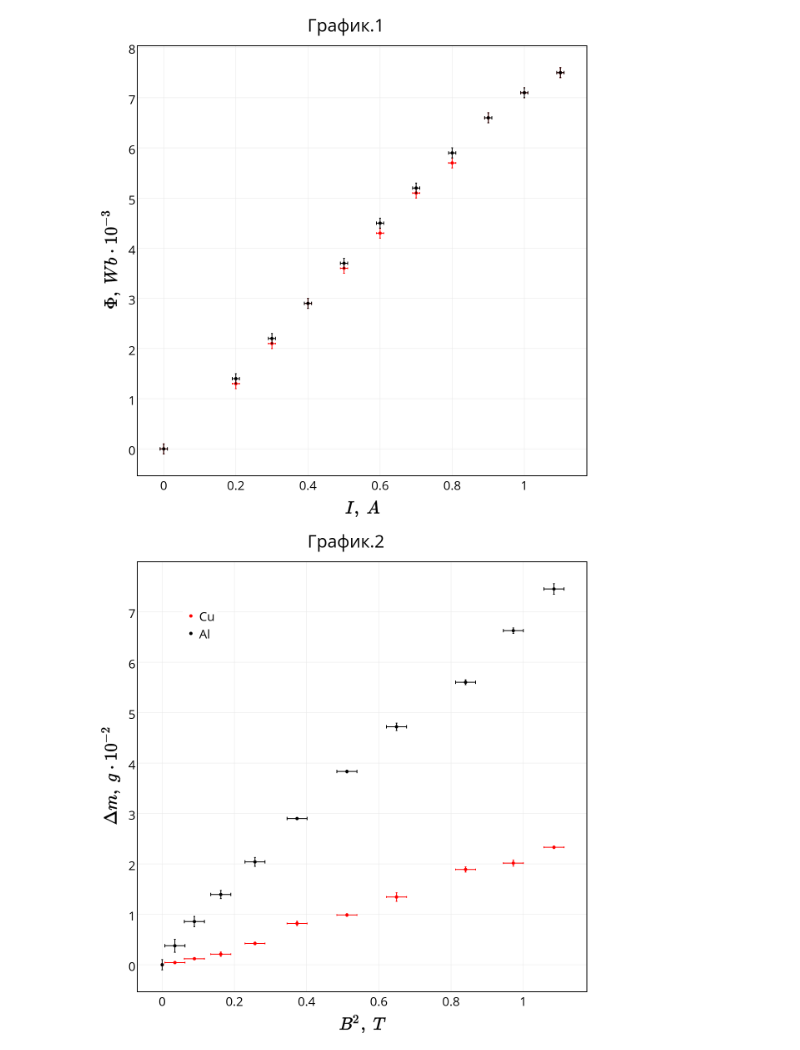
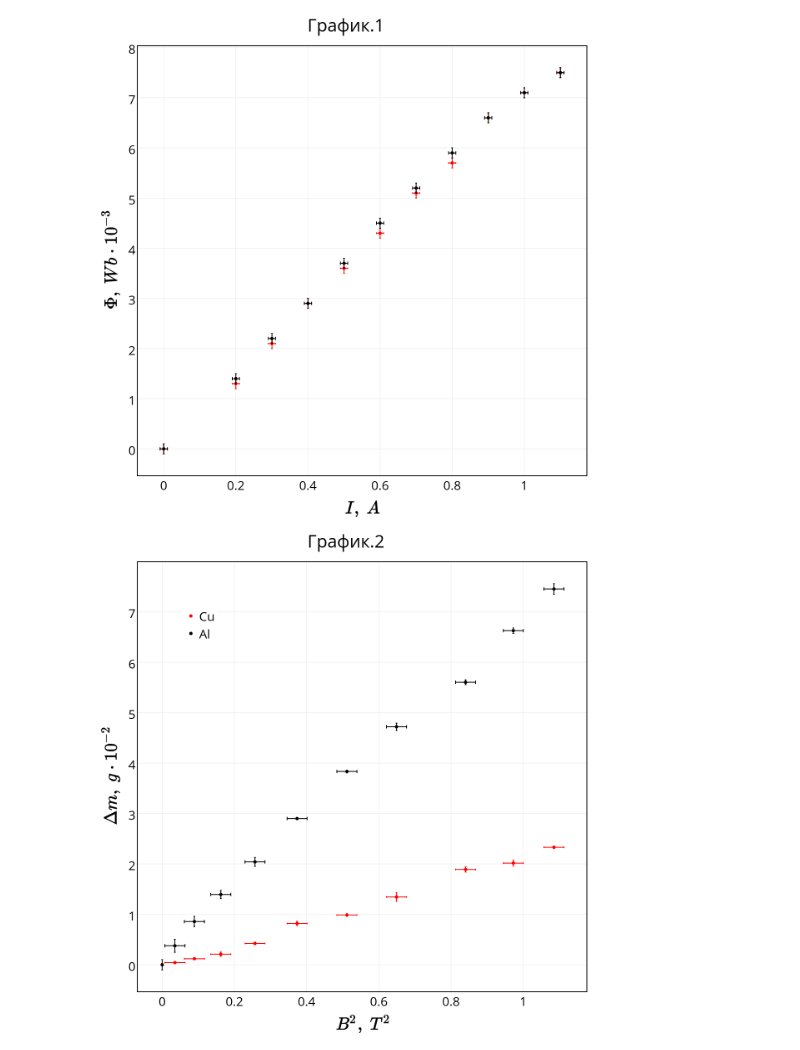
Before and after one commit to heyfaraday/labs_3sem, a Jupyter notebook: 3.4.1/analysis.ipynb, the cells around one changed output. Drawn from its saved outputs; the diff is of its cells as text; code cells hidden in the pictures.

```diff
--- a/3.4.1/analysis.ipynb
+++ b/3.4.1/analysis.ipynb
@@ -375,7 +376,7 @@ layout = go.Layout(
         ),
     paper_bgcolor = '#ffffff',
     xaxis = dict(
-        title = '$B^2,~T$',
+        title = '$B^2,~T^2$',
         #range = [0, 70],
         zeroline = False,
         ticklen = 0,
@@ -392,34 +393,34 @@ layout = go.Layout(
         title = '$\Delta {m},~g \cdot 10^{-2} $',
         #range = [0, 7],
         zeroline = False,
         ticklen = 0,
         color = '#000000',
         mirror = True,
         showline = True,
         linewidth = 2,
         titlefont = dict(
             size = 40,
             color = '#000000'
             )
     ),
     margin = dict(
         l = 100,
         r = 23,
         t = 70,
         b = 100,
         pad = 0
     )
 
 )
 
 fig = go.Figure(data=trace0, layout=layout)
 #py.iplot(figure, filename='basic-error-bar')
 py.image.save_as(fig, 'my_plot2.png')
 #! open my_plot.png
 from IPython.display import Image
 Image("my_plot2.png", width=500)
 # %% [output]
-[figure, old version]
+[figure, new version]
 # %%
 trace1 = go.Scatter(
     x = data['square_B'],
```
Also changed, not shown: parts of 7 cells of this notebook, 8 other files.
